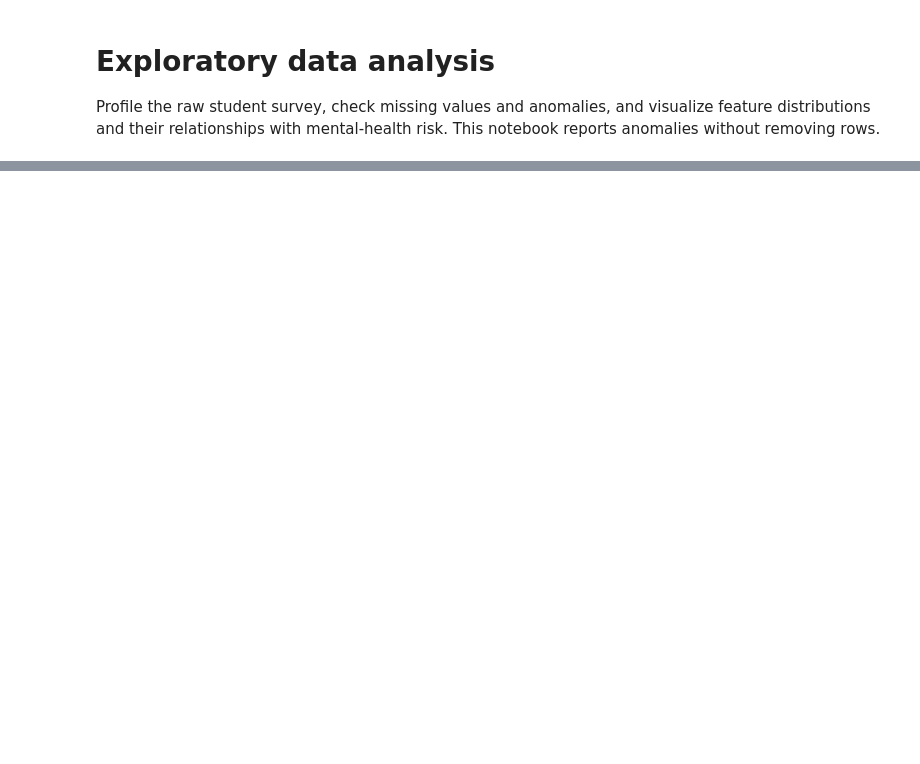
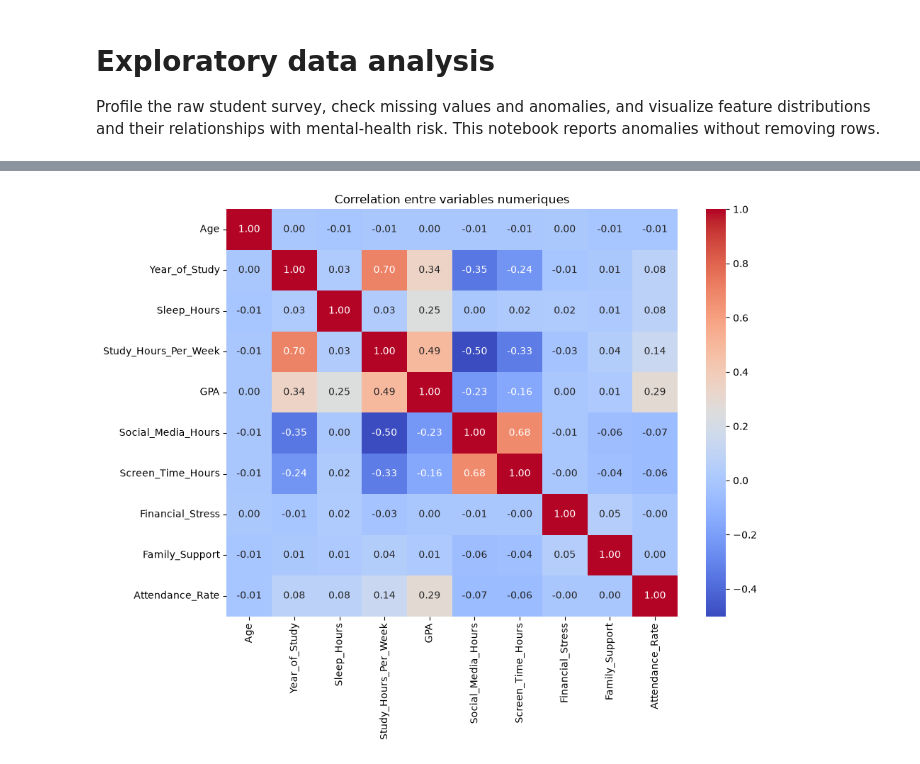
Before and after one commit to MouadBoumahdi/Student-Mental-Health, a Jupyter notebook: notebooks/01_eda.ipynb, the cells around one changed output, grey strips where cells are left out. Cells and saved outputs as stored; diff of their text form; code cells hidden in the pictures; blank space fills up the shorter version.

```diff
--- a/notebooks/01_eda.ipynb
+++ b/notebooks/01_eda.ipynb
@@ -140,18 +218,17 @@ plt.show()
 # %%
 correlation_matrix = student_df[numeric_columns].corr()
-
 plt.figure(figsize=(10, 8))
 sns.heatmap(
     correlation_matrix,
     annot=True,
     fmt=".2f",
     cmap="coolwarm",
-    vmin=-1,
-    vmax=1,
 )
-plt.title("Corr?lation entre variables num?riques")
+plt.title("Correlation entre variables numeriques")
 plt.tight_layout()
 plt.show()
+# %% [output]
+[figure, added]
 # %%
 risk_order = {"Low": 0, "Medium": 1, "High": 2}
 student_df["mental_health_risk_ordinal"] = student_df["Mental_Health_Risk"].map(risk_order)
```
Also changed, not shown: parts of 12 cells of this notebook, 7 other files.
